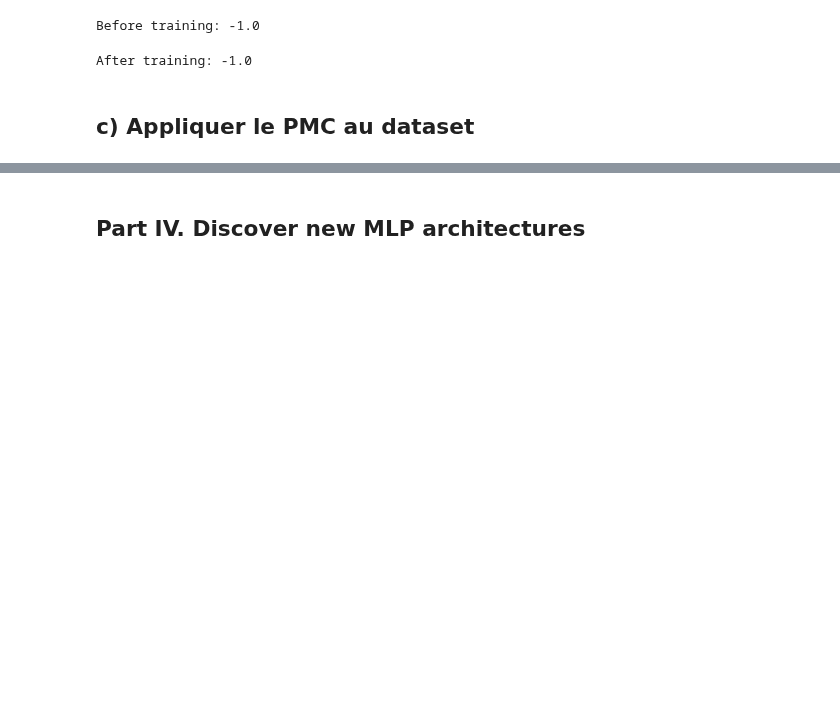
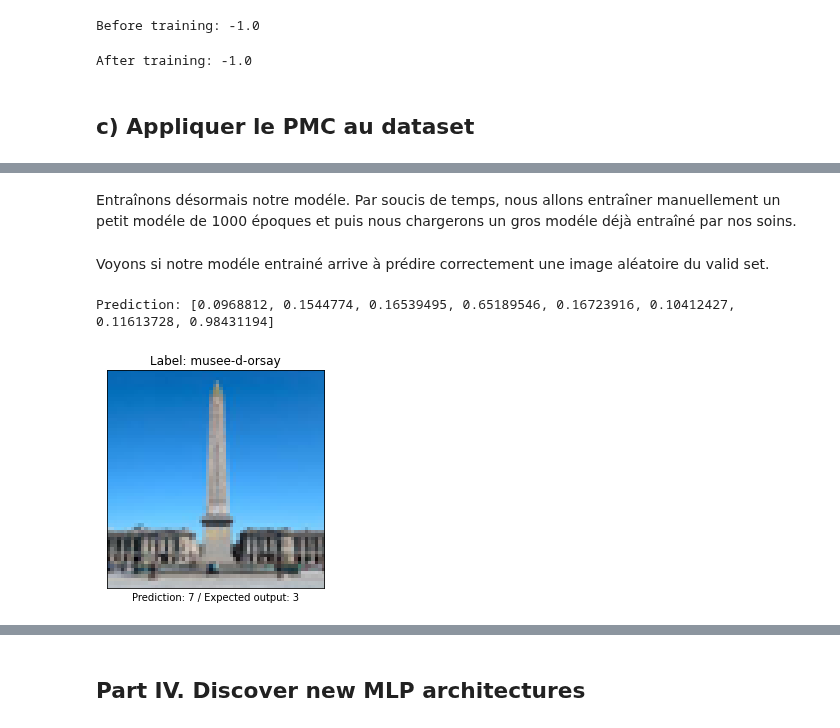
Before and after one commit to Levorilh/ml_python, a Jupyter notebook: rapport.ipynb, the cells around one changed output, grey strips where cells are left out. Cells and saved outputs as stored; diff of their text form; code cells hidden in the pictures; blank space fills up the shorter version.

```diff
--- a/rapport.ipynb
+++ b/rapport.ipynb
@@ -234,2 +244,4 @@ Accuracy valid: 10.66%
+# %% [markdown]
+Entraînons désormais notre modéle. Par soucis de temps, nous allons entraîner manuellement un petit modéle de 1000 époques et puis nous chargerons un gros modéle déjà entraîné par nos soins.
 # %%
 train_classification_stochastic_gradient_backpropagation_mlp_model(p_model, X_train, y_train.flatten(), epochs=1000)#, alpha=0.01)
@@ -239,0 +248,11 @@ destroy_mlp_model(p_model)
+# %% [markdown]
+Voyons si notre modéle entrainé arrive à prédire correctement une image aléatoire du valid set.
+# %%
+test_after = predict_mlp_model_classification(p_model, X_valid[picture_test], input_dim[-1])
+
+showImg(X_valid[picture_test], y_valid[picture_test], test_after);
+
+print("Prediction:", test_after)
+# %% [output]
+Prediction: [0.0968812, 0.1544774, 0.16539495, 0.65189546, 0.16723916, 0.10412427, 0.11613728, 0.98431194]
+[figure, added]
```
Also changed, not shown: parts of 51 cells of this notebook, 7 other files.
